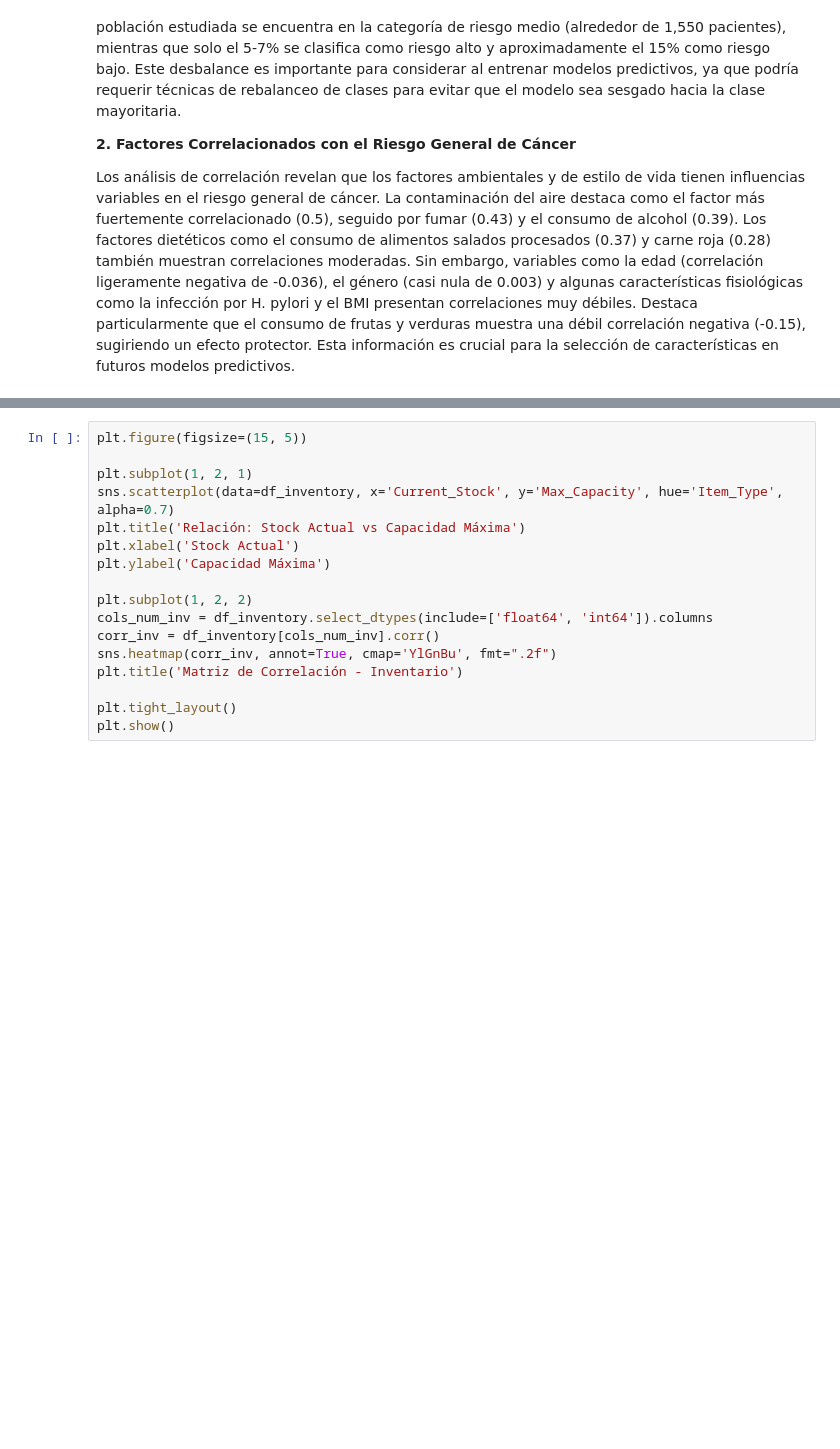
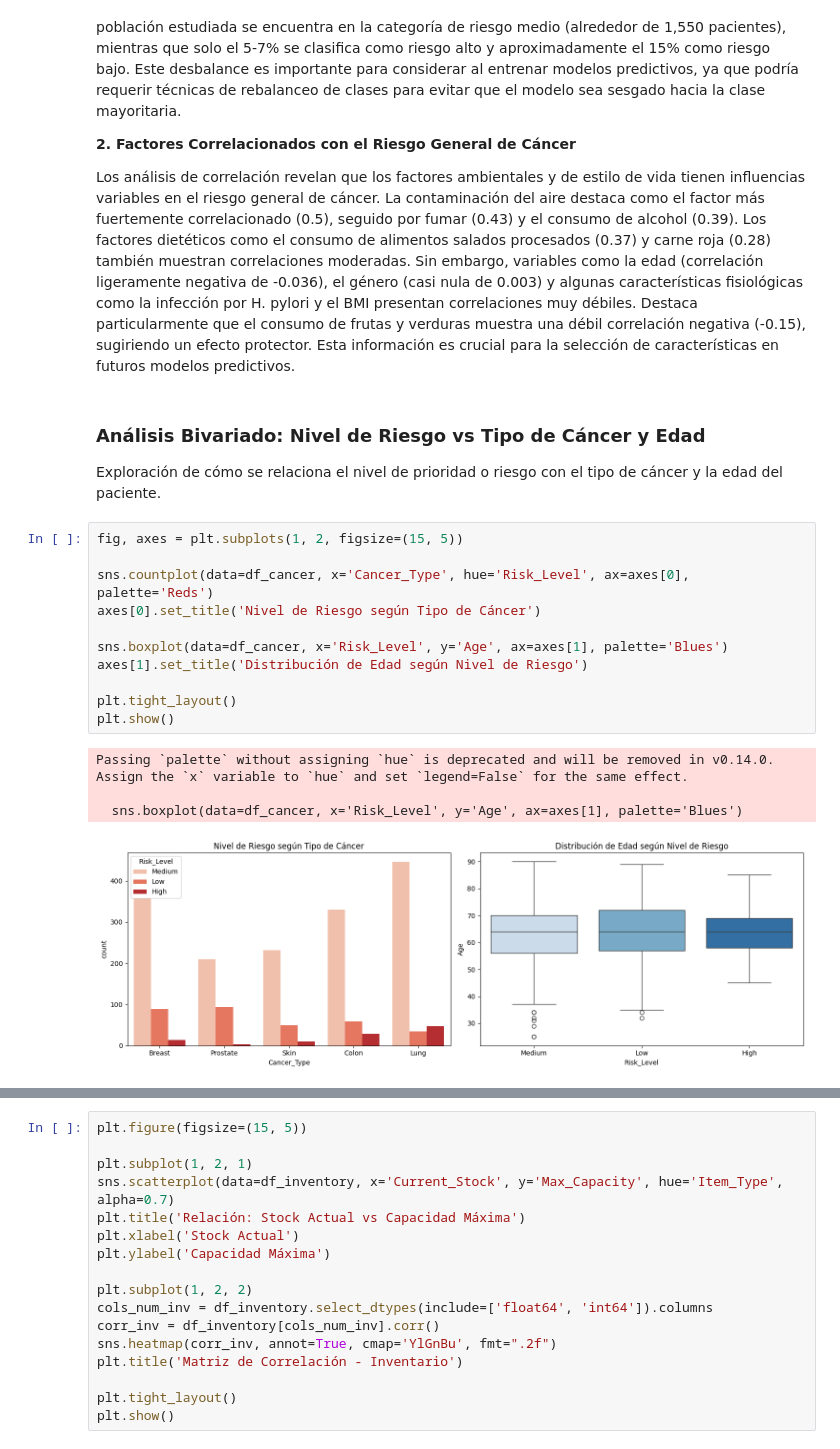
Before and after one commit to Nakamuros/Prediccion_ML, a Jupyter notebook: Hito 1.ipynb, the cells around one changed output, grey strips where cells are left out. Saved outputs shown, nothing was run; the diff lists cells and outputs as text; blank space fills up the shorter version.

```diff
--- a/Hito 1.ipynb
+++ b/Hito 1.ipynb
@@ -208,3 +135,22 @@ La variable objetivo presenta una distribución desbalanceada, con una clara pre
 **2. Factores Correlacionados con el Riesgo General de Cáncer**
 
 Los análisis de correlación revelan que los factores ambientales y de estilo de vida tienen influencias variables en el riesgo general de cáncer. La contaminación del aire destaca como el factor más fuertemente correlacionado (0.5), seguido por fumar (0.43) y el consumo de alcohol (0.39). Los factores dietéticos como el consumo de alimentos salados procesados (0.37) y carne roja (0.28) también muestran correlaciones moderadas. Sin embargo, variables como la edad (correlación ligeramente negativa de -0.036), el género (casi nula de 0.003) y algunas características fisiológicas como la infección por H. pylori y el BMI presentan correlaciones muy débiles. Destaca particularmente que el consumo de frutas y verduras muestra una débil correlación negativa (-0.15), sugiriendo un efecto protector. Esta información es crucial para la selección de características en futuros modelos predictivos.
+# %% [markdown]
+### Análisis Bivariado: Nivel de Riesgo vs Tipo de Cáncer y Edad
+Exploración de cómo se relaciona el nivel de prioridad o riesgo con el tipo de cáncer y la edad del paciente.
+# %%
+fig, axes = plt.subplots(1, 2, figsize=(15, 5))
+
+sns.countplot(data=df_cancer, x='Cancer_Type', hue='Risk_Level', ax=axes[0], palette='Reds')
+axes[0].set_title('Nivel de Riesgo según Tipo de Cáncer')
+
+sns.boxplot(data=df_cancer, x='Risk_Level', y='Age', ax=axes[1], palette='Blues')
+axes[1].set_title('Distribución de Edad según Nivel de Riesgo')
+
+plt.tight_layout()
+plt.show()
+# %% [output]
+Passing `palette` without assigning `hue` is deprecated and will be removed in v0.14.0. Assign the `x` variable to `hue` and set `legend=False` for the same effect.
+
+  sns.boxplot(data=df_cancer, x='Risk_Level', y='Age', ax=axes[1], palette='Blues')
+[figure, added]
```
Also changed, not shown: parts of 36 cells of this notebook.
